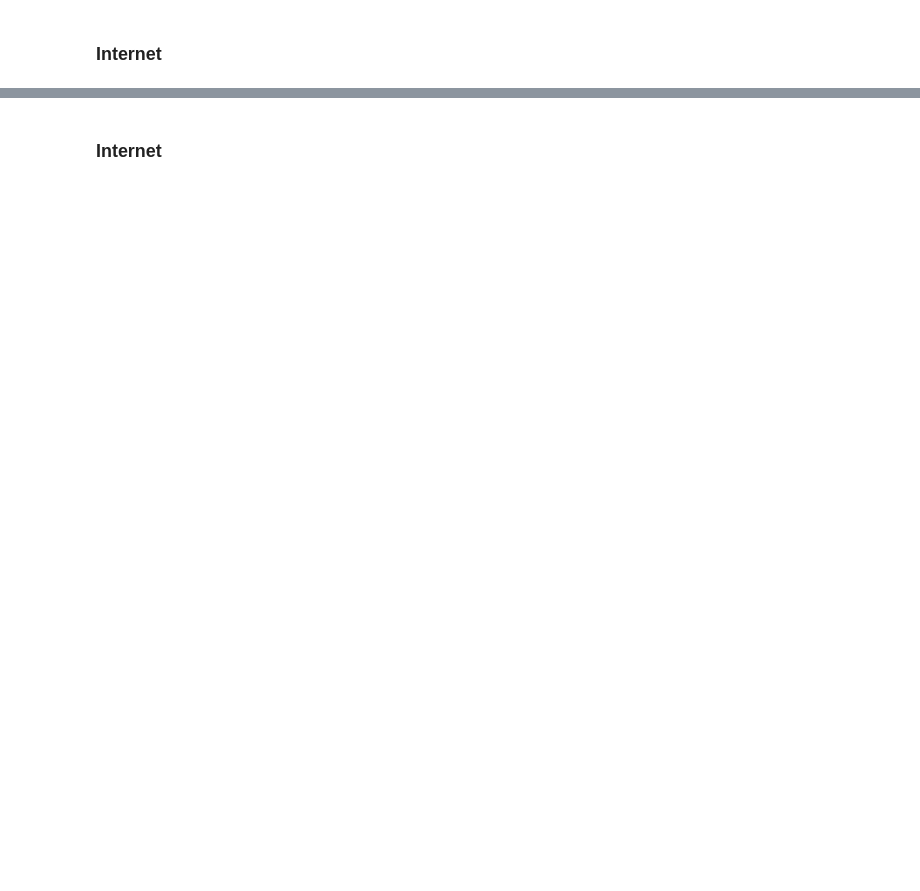
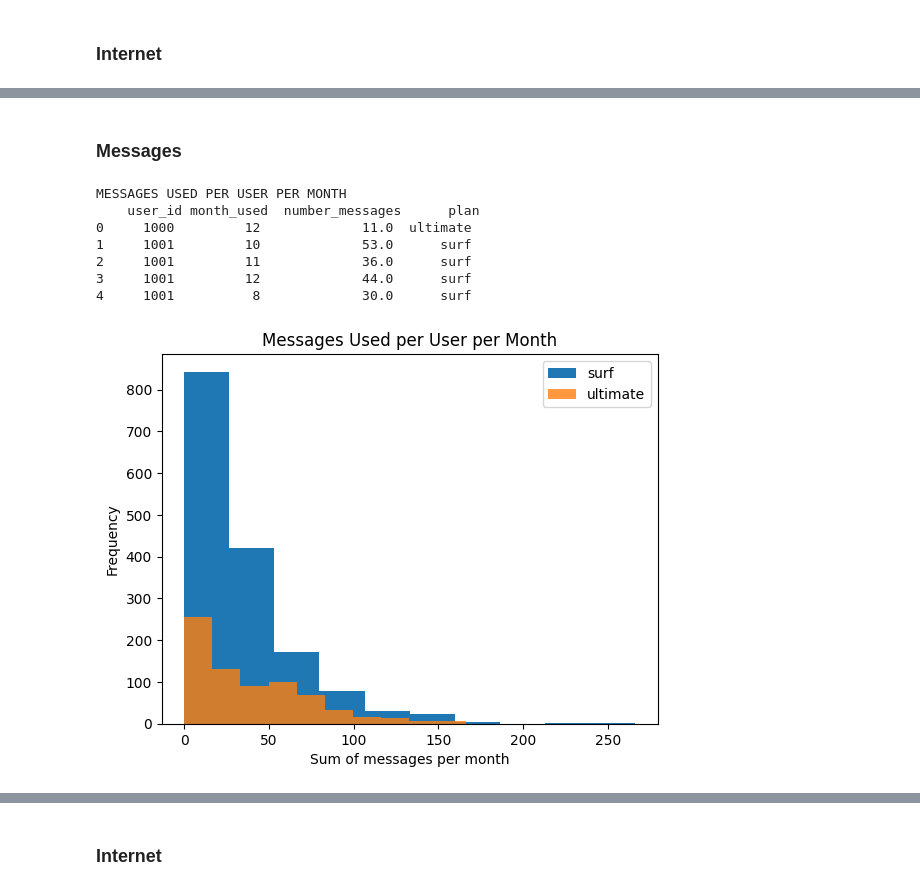
Before and after one commit to pedrolocosta/megaline-plan-revenue-analysis, a Jupyter notebook: notebook.ipynb, the cells around one changed output, grey strips where cells are left out. Cells and saved outputs as stored; diff of their text form; code cells hidden in the pictures; blank space fills up the shorter version.

```diff
--- a/notebook.ipynb
+++ b/notebook.ipynb
@@ -1037,0 +956,33 @@ plt.show()
+# %% [markdown]
+### Messages
+# %%
+# Compare the number of messages users of each plan typically send per month
+
+# Creating a df to evaluate message consumption exclusively
+df_sms_month = df_month_plan_used[['user_id', 'month_used', 'number_messages', 'plan']]
+
+print('MESSAGES USED PER USER PER MONTH\n', df_sms_month.head().head())
+print()
+
+# Building the histogram
+## Surf plan histogram
+df_sms_month[df_sms_month['plan'] == 'surf']['number_messages'].plot(kind='hist', bins=10)
+
+## Ultimate plan histogram
+df_sms_month[df_sms_month['plan'] == 'ultimate']['number_messages'].plot(kind='hist', bins=10, alpha=0.8)
+
+## Chart details
+plt.title('Messages Used per User per Month')
+plt.xlabel('Sum of messages per month')
+plt.ylabel('Frequency')
+plt.legend(['surf', 'ultimate'])
+plt.show()
+# %% [output]
+MESSAGES USED PER USER PER MONTH
+    user_id month_used  number_messages      plan
+0     1000         12             11.0  ultimate
+1     1001         10             53.0      surf
+2     1001         11             36.0      surf
+3     1001         12             44.0      surf
+4     1001          8             30.0      surf
+[figure, added]
```
Also changed, not shown: parts of 213 cells of this notebook.
